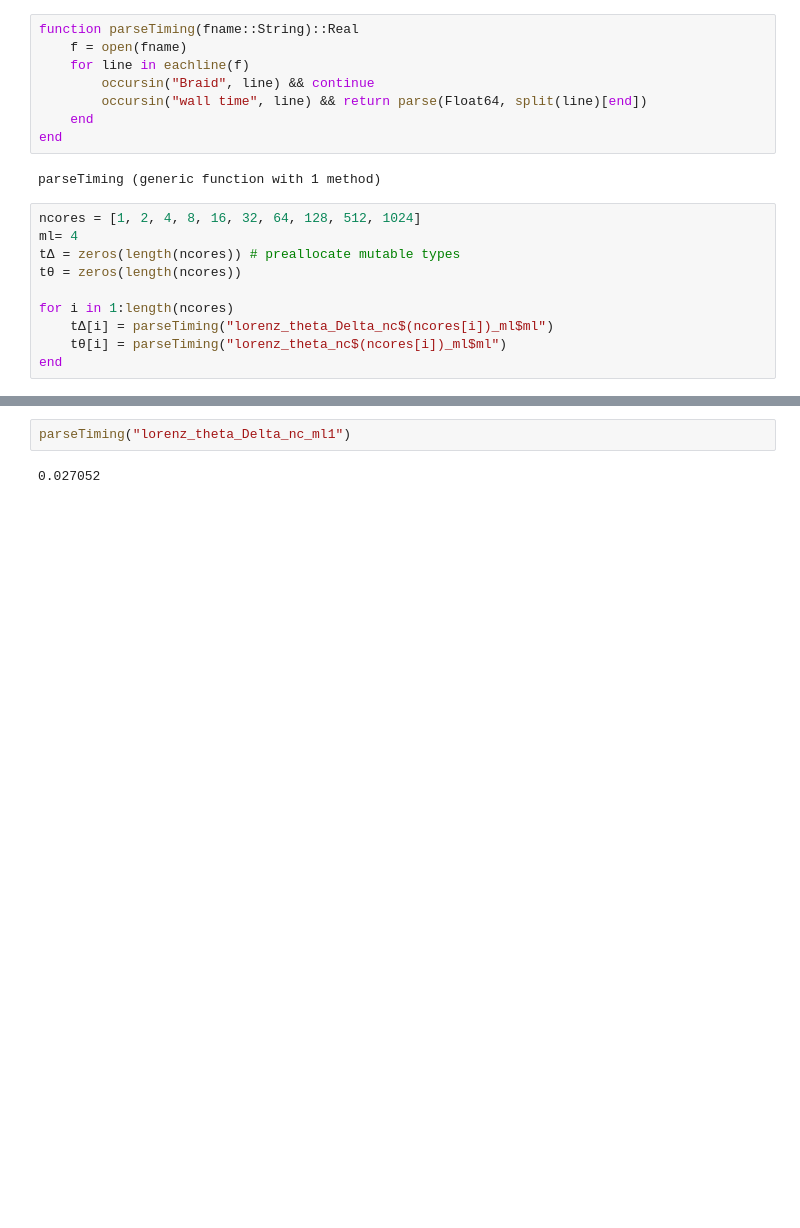
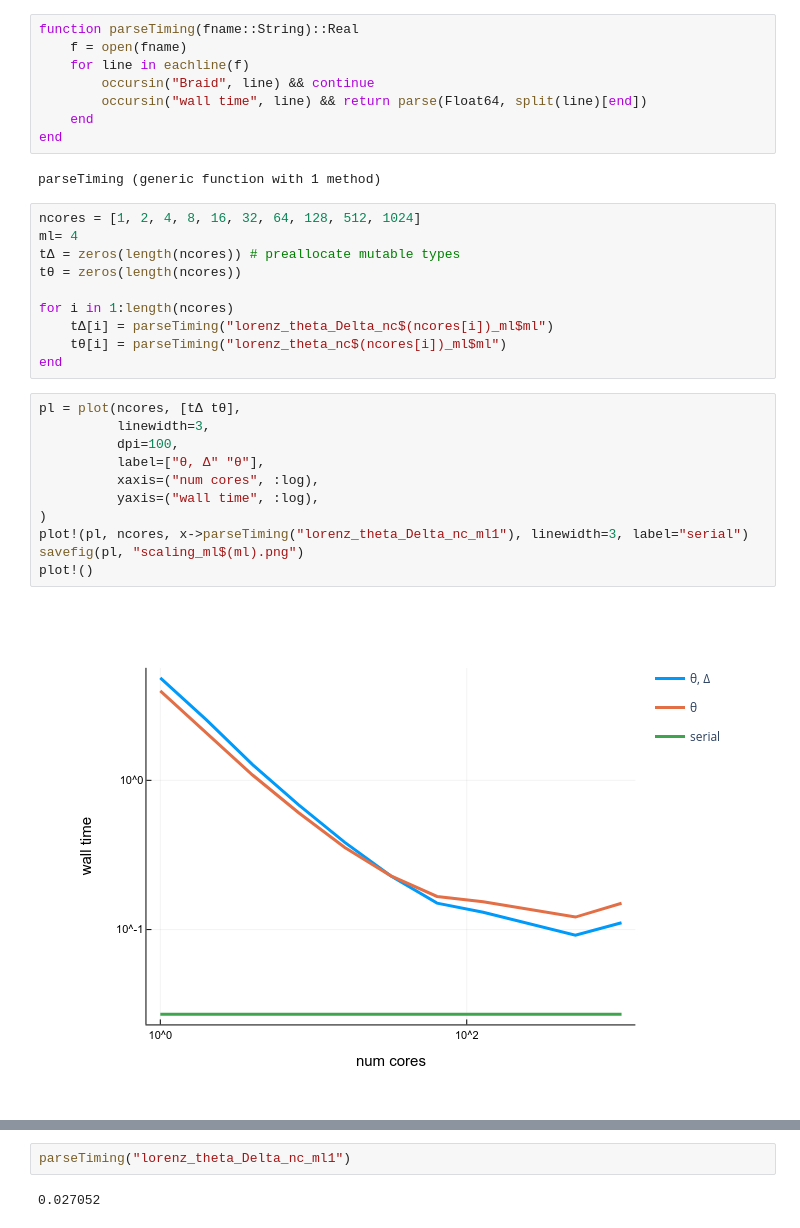
Before and after one commit to XBraid/xbraid, a Jupyter notebook: drivers/experiments/strong_scaling/plot.ipynb, the cells around one changed output, grey strips where cells are left out. Saved outputs shown, nothing was run; the diff lists cells and outputs as text; blank space fills up the shorter version.

```diff
--- a/drivers/experiments/strong_scaling/plot.ipynb
+++ b/drivers/experiments/strong_scaling/plot.ipynb
@@ -25,6 +25,19 @@ for i in 1:length(ncores)
     tΔ[i] = parseTiming("lorenz_theta_Delta_nc$(ncores[i])_ml$ml")
     tθ[i] = parseTiming("lorenz_theta_nc$(ncores[i])_ml$ml")
 end
+# %%
+pl = plot(ncores, [tΔ tθ],
+          linewidth=3,
+          dpi=100,
+          label=["θ, Δ" "θ"],
+          xaxis=("num cores", :log),
+          yaxis=("wall time", :log),
+)
+plot!(pl, ncores, x->parseTiming("lorenz_theta_Delta_nc_ml1"), linewidth=3, label="serial")
+savefig(pl, "scaling_ml$(ml).png")
+plot!()
+# %% [output]
+[figure, added]
 # %%
 pl = plot(ncores, [tΔ/12 tθ/18],
           linewidth=3,
```
Also changed, not shown: parts of 3 cells of this notebook, 7 other files.
